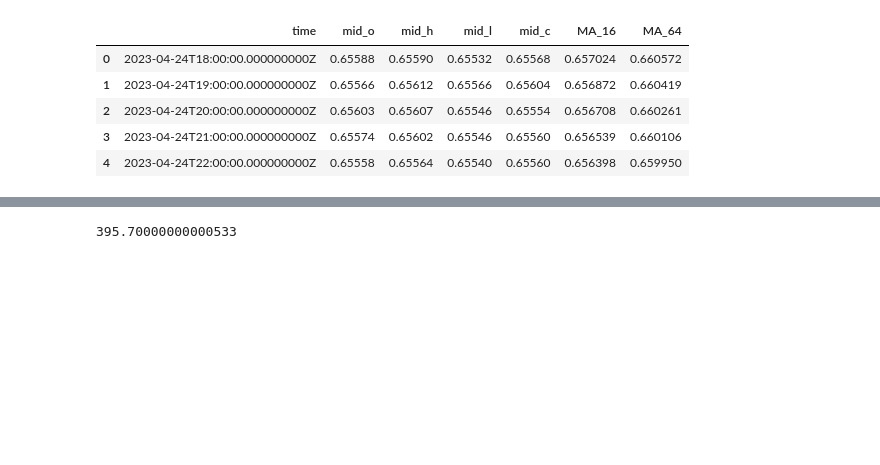
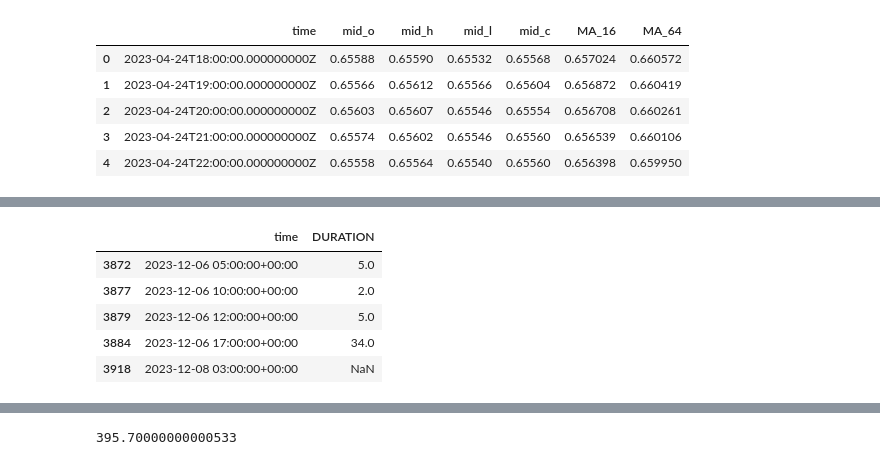
Before and after one commit to EJ-Buggs/algorithmic-trading, a Jupyter notebook: candle_plot.ipynb, the cells around one changed output, grey strips where cells are left out. Saved outputs shown, nothing was run; the diff lists cells and outputs as text; code cells hidden in the pictures; blank space fills up the shorter version.

```diff
--- a/candle_plot.ipynb
+++ b/candle_plot.ipynb
@@ -52,3 +52,19 @@ df_trades.head()
 # %%
 df_trades["DELTA"] = ( df_trades.mid_c.diff() / i_pair.pipLocation).shift(-1)
 df_trades["GAIN"] =df_trades["DELTA"] * df_trades["IS_TRADE"]
+# %%
+from dateutil.parser import *
+df_trades["time"] = [parse(x) for x in df_trades.time]
+# %%
+df_trades["DURATION"] = df_trades.time.diff().shift(-1)
+# %%
+df_trades["DURATION"] = [x.total_seconds() / 3600 for x in df_trades.DURATION]
+# %%
+df_trades[['time', 'DURATION']].tail()
+# %% [output]
+|  | time | DURATION |
+| 3872 | 2023-12-06 05:00:00+00:00 | 5.0 |
+| 3877 | 2023-12-06 10:00:00+00:00 | 2.0 |
+| 3879 | 2023-12-06 12:00:00+00:00 | 5.0 |
+| 3884 | 2023-12-06 17:00:00+00:00 | 34.0 |
+| 3918 | 2023-12-08 03:00:00+00:00 | NaN |
```
Also changed, not shown: parts of 4 cells of this notebook, 3 other files.
